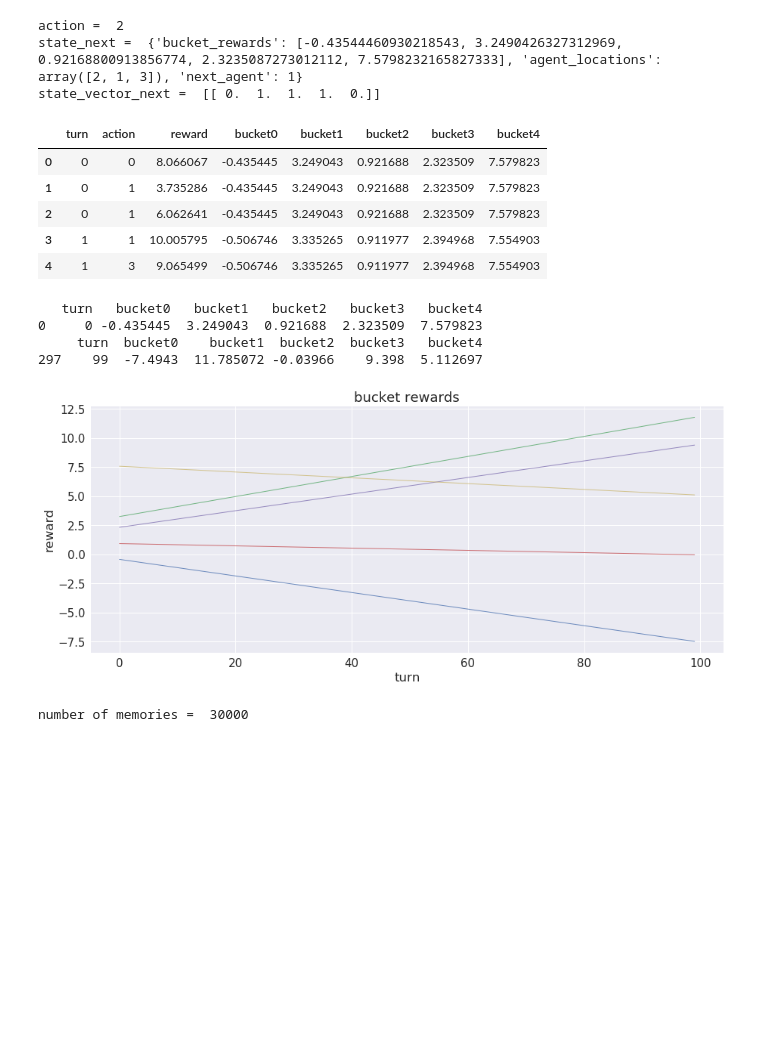
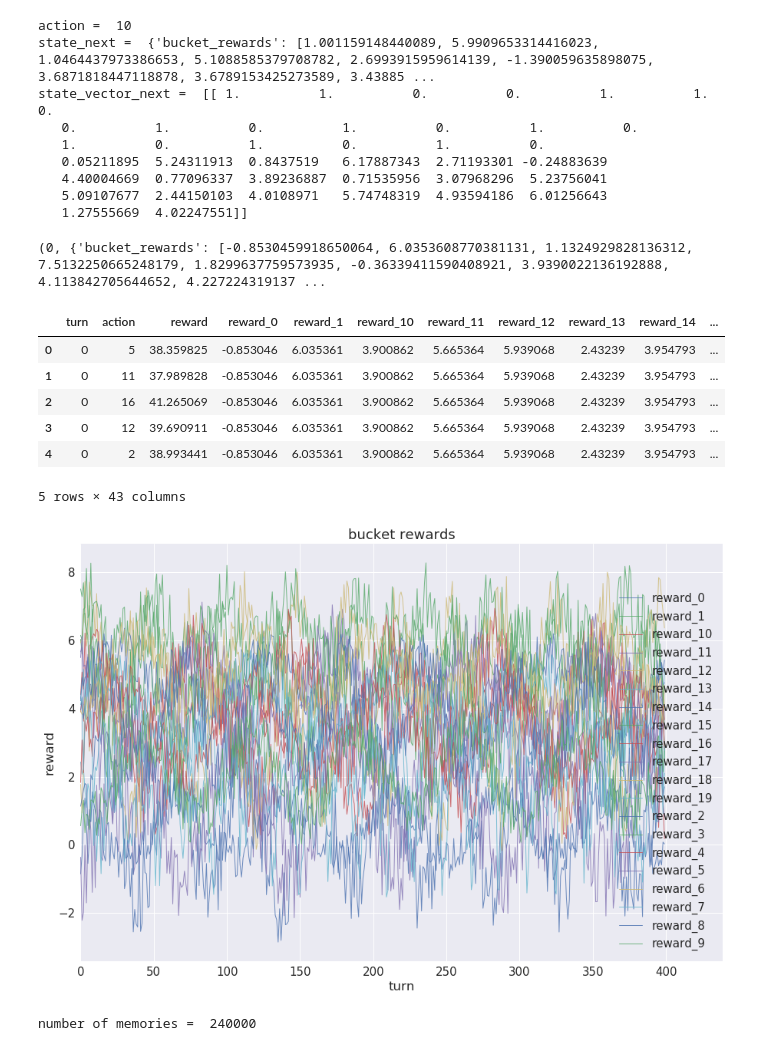
Before and after one commit to joehahn/multi-agent-explore, a Jupyter notebook: multi_agent.ipynb, the cells around one changed output. Saved outputs shown, nothing was run; the diff lists cells and outputs as text; code cells hidden in the pictures; blank space fills up the shorter version.

Commit message:
multi-agent

```diff
--- a/multi_agent.ipynb
+++ b/multi_agent.ipynb
@@ -8,9 +8,9 @@
 #This uses Q-learning on multiple agents to demonstrate something...
 # %%
 #game settings
-N_agents = 3#10                #number of agents
-N_buckets = 5#20               #number of buckets
-max_turns = 100#0             #max number of moves in single game
+N_agents = 10                #number of agents
+N_buckets = 20               #number of buckets
+max_turns = 400             #max number of moves in single game
 turn = 0                     #starting turn
 rn_seed = 14                 #seed for random number generator
 # %%
@@ -51,49 +57,54 @@ print 'state_next = ', state_next
 state_vector_next = state2vector(state_next, environment)
 print 'state_vector_next = ', state_vector_next
 # %% [output]
-action =  2
-state_next =  {'bucket_rewards': [-0.43544460930218543, 3.2490426327312969, 0.92168800913856774, 2.3235087273012112, 7.5798232165827333], 'agent_locations': array([2, 1, 3]), 'next_agent': 1}
-state_vector_next =  [[ 0.  1.  1.  1.  0.]]
+action =  10
+state_next =  {'bucket_rewards': [1.001159148440089, 5.9909653314416023, 1.0464437973386653, 5.1088585379708782, 2.6993915959614139, -1.390059635898075, 3.6871818447118878, 3.6789153425273589, 3.43885 ...
+state_vector_next =  [[ 1.          1.          0.          0.          1.          1.          0.
+   0.          1.          0.          1.          0.          1.          0.
+   1.          0.          1.          0.          1.          0.
+   0.05211895  5.24311913  0.8437519   6.17887343  2.71193301 -0.24883639
+   4.40004669  0.77096337  3.89236887  0.71535956  3.07968296  5.23756041
+   5.09107677  2.44150103  4.0108971   5.74748319  4.93594186  6.01256643
+   1.27555669  4.02247551]]
 # %%
-#play 1 game of randomly-moving agents
+#play 1 game of randomly-moving agents and stash bucket rewards in dataframe
 turn = 0
 strategy = 'random'
 memories = play_one_game(environment, turn, strategy)
-game_history = memories2timeseries(memories)
+game_history = memories2timeseries(memories, environment)
+print memories[0]
 game_history.head()
 # %% [output]
+(0, {'bucket_rewards': [-0.8530459918650064, 6.0353608770381131, 1.1324929828136312, 7.5132250665248179, 1.8299637759573935, -0.36339411590408921, 3.9390022136192888, 4.113842705644652, 4.227224319137 ...
-|  | turn | action | reward | bucket0 | bucket1 | bucket2 | bucket3 | bucket4 |
-| 0 | 0 | 0 | 8.066067 | -0.435445 | 3.249043 | 0.921688 | 2.323509 | 7.579823 |
-| 1 | 0 | 1 | 3.735286 | -0.435445 | 3.249043 | 0.921688 | 2.323509 | 7.579823 |
-| 2 | 0 | 1 | 6.062641 | -0.435445 | 3.249043 | 0.921688 | 2.323509 | 7.579823 |
-| 3 | 1 | 1 | 10.005795 | -0.506746 | 3.335265 | 0.911977 | 2.394968 | 7.554903 |
-| 4 | 1 | 3 | 9.065499 | -0.506746 | 3.335265 | 0.911977 | 2.394968 | 7.554903 |
+|  | turn | action | reward | reward_0 | reward_1 | reward_10 | reward_11 | reward_12 | reward_13 | reward_14 | ... |
+| 0 | 0 | 5 | 38.359825 | -0.853046 | 6.035361 | 3.900862 | 5.665364 | 5.939068 | 2.43239 | 3.954793 | ... |
+| 1 | 0 | 11 | 37.989828 | -0.853046 | 6.035361 | 3.900862 | 5.665364 | 5.939068 | 2.43239 | 3.954793 | ... |
+| 2 | 0 | 16 | 41.265069 | -0.853046 | 6.035361 | 3.900862 | 5.665364 | 5.939068 | 2.43239 | 3.954793 | ... |
+| 3 | 0 | 12 | 39.690911 | -0.853046 | 6.035361 | 3.900862 | 5.665364 | 5.939068 | 2.43239 | 3.954793 | ... |
+| 4 | 0 | 2 | 38.993441 | -0.853046 | 6.035361 | 3.900862 | 5.665364 | 5.939068 | 2.43239 | 3.954793 | ... |
+5 rows × 43 columns
 # %%
 #plot bucket rewards versus turn
-cols = ['turn'] + [col for col in game_history.columns if ('bucket' in col)]
+cols = ['turn'] + [col for col in game_history.columns if ('reward_' in col)]
 df = game_history[cols].drop_duplicates()
 cols = cols[1:]
-fig, ax = plt.subplots(1,1, figsize=(15, 6))
+fig, ax = plt.subplots(1,1, figsize=(15, 11))
 p = ax.set_title('bucket rewards')
 p = ax.set_xlabel('turn')
 p = ax.set_ylabel('reward')
+p = ax.set_xlim(0, df['turn'].max() + 40)
 for col in cols:
-    p = ax.plot(df['turn'], df[col], alpha=0.8, linewidth=1)
-print df.head(1)
-print df.tail(1)
+    p = ax.plot(df['turn'], df[col], alpha=0.8, linewidth=1, label=col)
+p = ax.legend(loc='lower right')
 # %% [output]
-   turn   bucket0   bucket1   bucket2   bucket3   bucket4
-0     0 -0.435445  3.249043  0.921688  2.323509  7.579823
-     turn  bucket0    bucket1  bucket2  bucket3   bucket4
-297    99  -7.4943  11.785072 -0.03966    9.398  5.112697
-[figure, old version]
+[figure, new version]
 # %%
 #play 10 games making random actions, and stash moves in memories queue
-N_games = 100
+N_games = 60
 strategy = 'random'
 memories = play_N_games(environment, strategy, N_games)
 print 'number of memories = ', len(memories)
 # %% [output]
-number of memories =  30000
+number of memories =  240000
 # %%
 #build model
```
Also changed, not shown: parts of 9 cells of this notebook, 1 other file.
